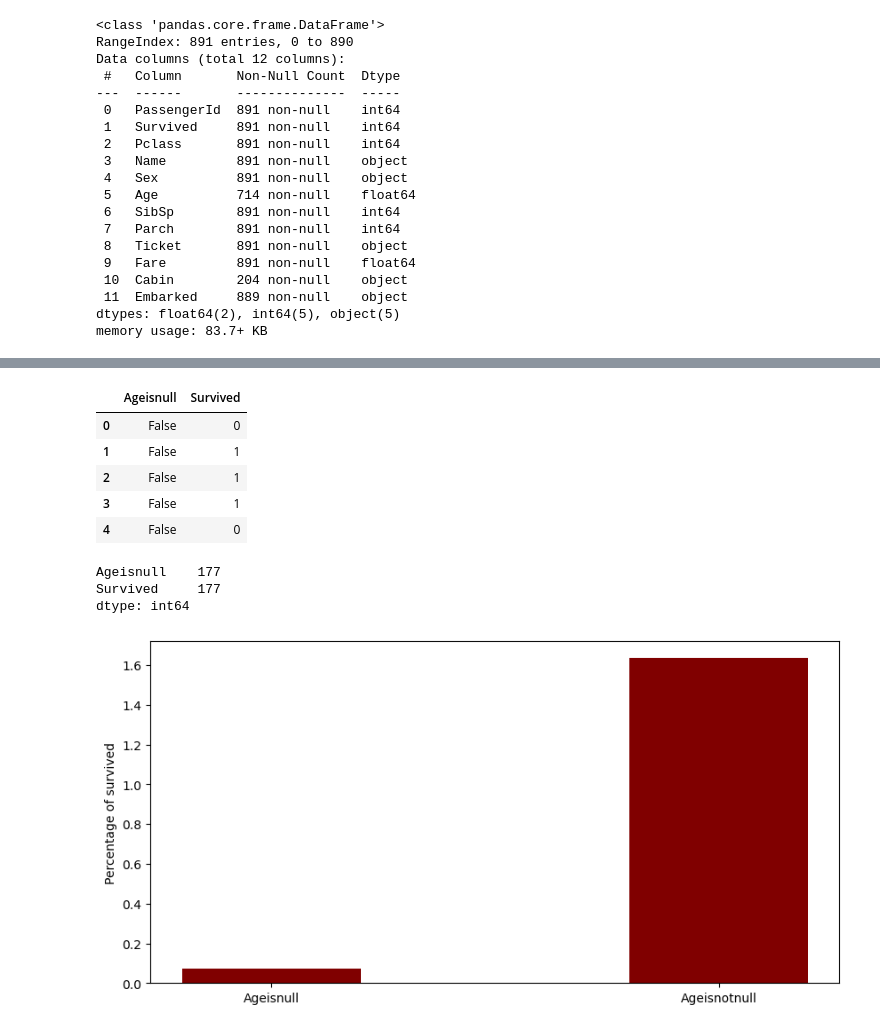
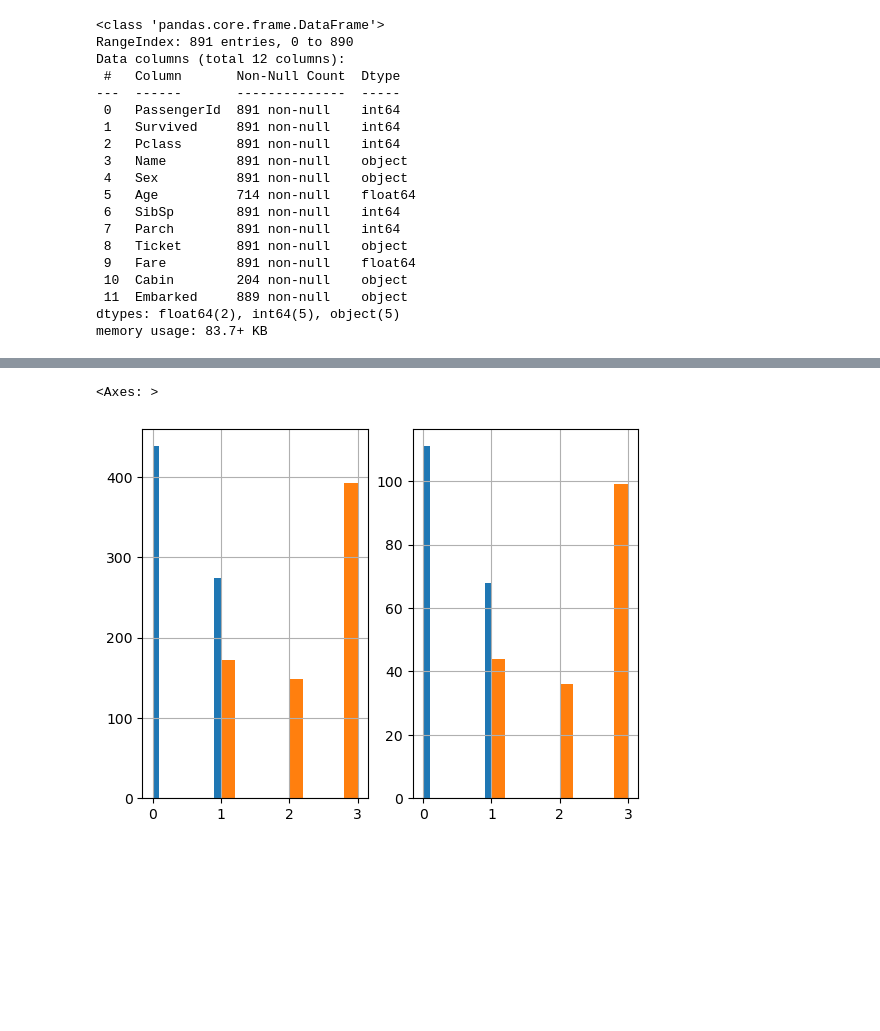
Before and after one commit to centralpenguin/DataScience, a Jupyter notebook: Titanic/Untitled.ipynb, the cells around one changed output, grey strips where cells are left out. Saved outputs shown, nothing was run; the diff lists cells and outputs as text; code cells hidden in the pictures; blank space fills up the shorter version.

```diff
--- a/Titanic/Untitled.ipynb
+++ b/Titanic/Untitled.ipynb
@@ -56,48 +70,30 @@ temp["Ageisnull"] = train_data["Age"].isnull()
 # %%
-temp["Survived"] = train_data["Survived"]
+from sklearn.model_selection import StratifiedShuffleSplit
+
+split = StratifiedShuffleSplit(n_splits = 1, test_size = 0.2)
+for train_indices, test_indices in split.split(train_data, train_data[["Survived", "Pclass", "Sex"]]):
+    strat_train_set = train_data.loc[train_indices]
+    strat_test_set = train_data.loc[test_indices]
 # %%
-temp.head()
+plt.subplot(1,2,1)
+strat_train_set["Survived"].hist()
+strat_train_set["Pclass"].hist()
+
+plt.subplot(1,2,2)
+strat_test_set["Survived"].hist()
+strat_test_set["Pclass"].hist()
 # %% [output]
-|  | Ageisnull | Survived |
-| 0 | False | 0 |
-| 1 | False | 1 |
-| 2 | False | 1 |
-| 3 | False | 1 |
-| 4 | False | 0 |
+<Axes: >
+[figure, added]
 # %%
-temp.where((temp["Ageisnull"])).count()
+from sklearn.base import BaseEstimator, TransformerMixin
+from sklearn.impute import SimpleImputer
-# %% [output]
-Ageisnull    177
-Survived     177
-dtype: int64
 # %%
-# creating the dataset
+class AgeImputer(BaseEstimator, TransformerMixin):
+    def fir(self, x, y= None):
+        return self
 
-labels = ['Ageisnull', 'Ageisnotnull']
-
-"""
-filter = data["Team"]=="Atlanta Hawks"
-
-# filtering data
-data.where(filter, inplace = True)
-"""
-
-
-totalageisnull = 714
-totalageisnotnull = 177
-
-ageisnullsurvived =
-
-values = [survivedageisnull/totalageisnull, survivedageisnotnull/totalageisnotnull]
-
-fig = plt.figure(figsize = (10, 5))
-
-# creating the bar plot
-plt.bar(labels, values, color ='maroon',
-        width = 0.4)
-
-
-plt.ylabel("Percentage of survived")
-plt.show()
+    def transform(self, X):
+        imputer = SimpleImputer(strategy = "mean")
+        X["Age"] = imputer.fit_transform(X[["Age"]])
+        return X
-# %% [output]
-[figure, removed]
```
Also changed, not shown: parts of 5 cells of this notebook.
